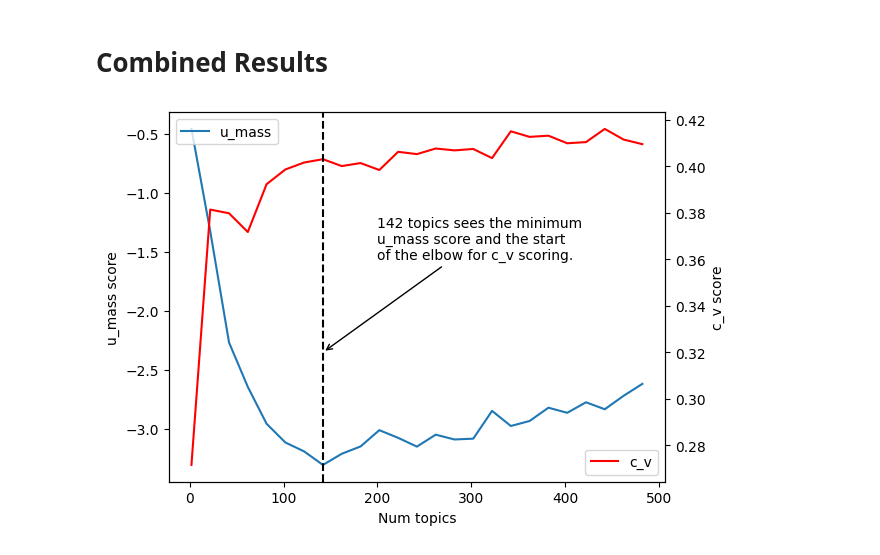
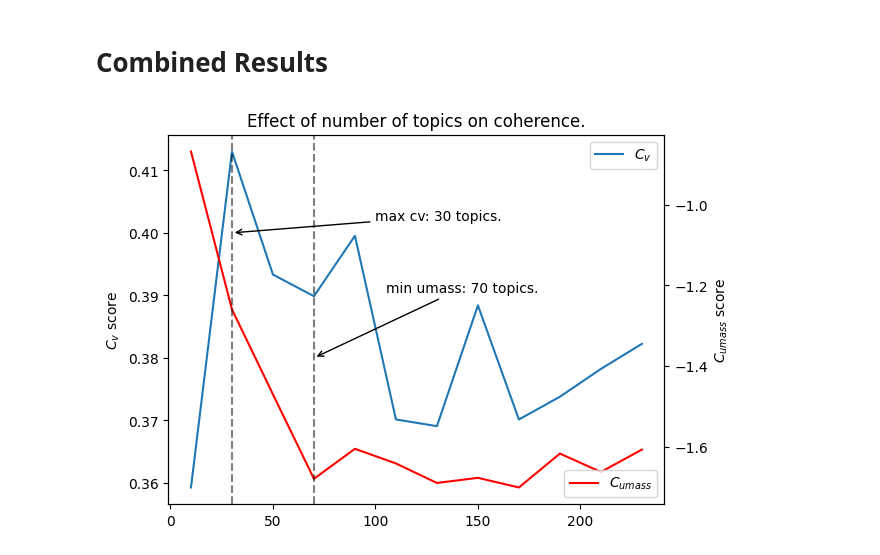
Before and after one commit to jmoro0408/Podcast_Episode_Recommender, a Jupyter notebook: optimal_topic_results_analysis.ipynb, the cells around one changed output. Drawn from its saved outputs; the diff is of its cells as text; code cells hidden in the pictures.

```diff
--- a/optimal_topic_results_analysis.ipynb
+++ b/optimal_topic_results_analysis.ipynb
@@ -75,25 +65,36 @@ Text(0, 0.5, 'u_mass score')
 # %% [markdown]
 # Combined Results
 # %%
-annot_text = """142 topics sees the minimum\nu_mass score and the start\nof the elbow for c_v scoring."""
+plt.rcParams['text.usetex'] = False
+annot_text1 = """max cv: 30 topics."""
+annot_text2 = """min umass: 70 topics."""
+
 fig, ax = plt.subplots()
 ax.plot(
-    u_mass_topic_score_dict.keys(), u_mass_topic_score_dict.values(), label="u_mass"
+    c_v_topic_score_dict.keys(), c_v_topic_score_dict.values(), label=r"$C_v$"
 )
 ax1 = ax.twinx()
-ax1.plot(c_v_topic_score_dict.keys(), c_v_topic_score_dict.values(), "r", label="c_v")
-ax.set_xlabel("Num topics")
-ax.set_ylabel("u_mass score")
-ax1.set_ylabel("c_v score")
-ax.legend(loc="upper left")
+ax1.plot(u_mass_topic_score_dict.keys(), u_mass_topic_score_dict.values(), "r", label=r'$C_{umass}$')
+ax1.set_xlabel("Num topics")
+ax1.set_ylabel(r'$C_{umass}$ score')
+ax.set_ylabel(r"$C_v$ score")
+ax.legend(loc="upper right")
 ax1.legend(loc="lower right")
-plt.axvline(142, color="black", linestyle="dashed")
-ax1.annotate(
-    text=annot_text,
-    xy=(142, 0.32),
-    xytext=(200, 0.36),
+plt.axvline(70, color="black", linestyle="dashed", alpha = 0.5)
+plt.axvline(30, color="black", linestyle="dashed", alpha = 0.5)
+ax.annotate(
+    text=annot_text1,
+    xy=(30, 0.4),
+    xytext=(100, 0.402),
     arrowprops=dict(arrowstyle="->", connectionstyle="arc3"),
 )
+ax.annotate(
+    text=annot_text2,
+    xy=(70, 0.38),
+    xytext=(105, 0.3905),
+    arrowprops=dict(arrowstyle="->", connectionstyle="arc3"),
+)
+plt.title("Effect of number of topics on coherence.")
 plt.savefig("Optimization_results.png", format="png", facecolor="white")
 # %% [output]
-[figure, old version]
+[figure, new version]
```
Also changed, not shown: parts of 4 cells of this notebook, 3 other files.
